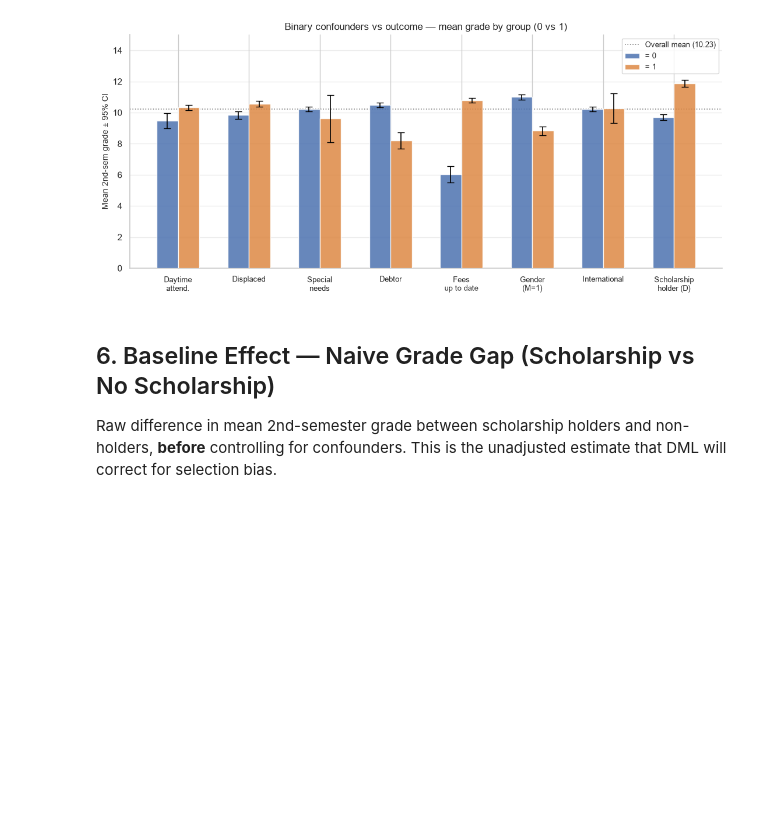
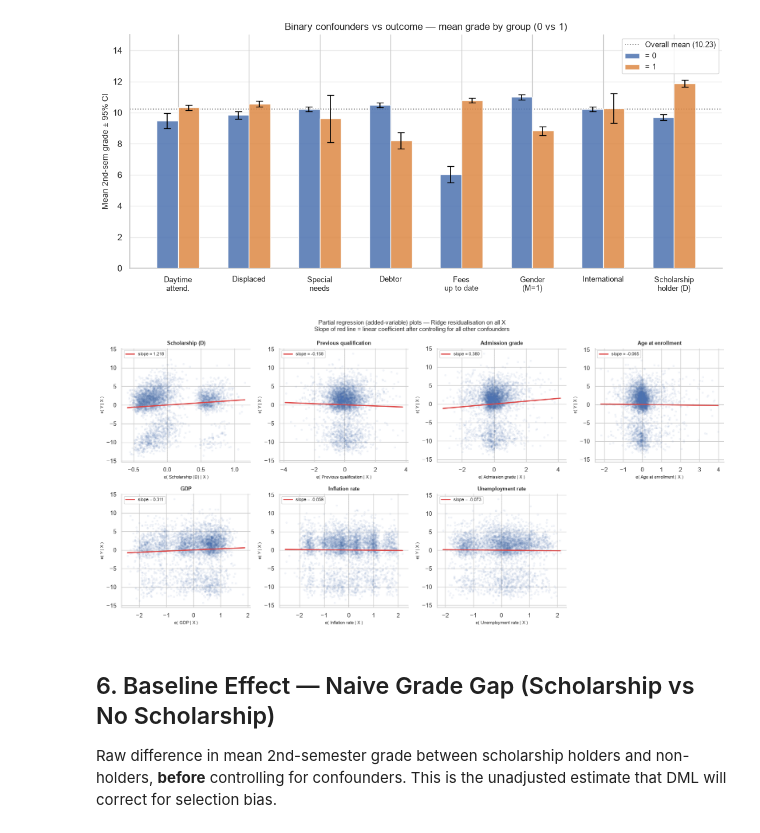
Before and after one commit to FelixZukunft/DML, a Jupyter notebook: dml-scholarship/notebooks/data_viz.ipynb, the cells around one changed output. Cells and saved outputs as stored; diff of their text form; code cells hidden in the pictures; blank space fills up the shorter version.

```diff
--- a/dml-scholarship/notebooks/data_viz.ipynb
+++ b/dml-scholarship/notebooks/data_viz.ipynb
@@ -311,6 +347,58 @@ fig.tight_layout()
 plt.show()
 # %% [output]
 [figure]
+# %%
+from sklearn.linear_model import Ridge
+
+# Control set: all semantic X columns (excludes Y and temp _-prefixed decode cols)
+X_cols_partial = [c for c in df.columns if c not in [Y] and not c.startswith("_")]
+
+# Plot D (treatment) first, then each continuous confounder
+PLOT_VARS = [D] + CONTINUOUS  # 7 panels → 2×4 grid, last slot hidden
+
+fig, axes = plt.subplots(2, 4, figsize=(16, 8))
+
+for i, ax in enumerate(axes.flat):
+    if i >= len(PLOT_VARS):
+        ax.set_visible(False)
+        continue
+
+    var = PLOT_VARS[i]
+    ctrl_cols = [c for c in X_cols_partial if c != var]
+    X_ctrl = df[ctrl_cols].values
+    y_vec  = df[Y].values
+    v_vec  = df[var].values
+
+    # Ridge residualisation (alpha=1 for numerical stability with collinear dummies)
+    ridge = Ridge(alpha=1.0)
+    e_y = y_vec - ridge.fit(X_ctrl, y_vec).predict(X_ctrl)
+    e_v = v_vec - ridge.fit(X_ctrl, v_vec).predict(X_ctrl)
+
+    ax.scatter(e_v, e_y, alpha=0.06, s=8, color="#4C72B0")
+
+    slope = np.cov(e_v, e_y)[0, 1] / np.var(e_v)
+    x_rng = np.array([e_v.min(), e_v.max()])
+    ax.plot(x_rng, slope * x_rng, color="#DD4444", lw=2.0,
+            label=f"slope = {slope:.3f}")
+
+    short = "Scholarship (D)" if var == D else var.split("(")[0].strip()
+    ax.set_xlabel(f"e( {short} | X )", fontsize=8)
+    ax.set_ylabel("e( Y | X )", fontsize=8)
+    ax.set_title(short, fontsize=9, fontweight="bold")
+    ax.legend(fontsize=8, loc="upper left")
+    ax.axhline(0, color="grey", lw=0.4, linestyle=":")
+    ax.axvline(0, color="grey", lw=0.4, linestyle=":")
+    ax.spines[["top", "right"]].set_visible(False)
+
+fig.suptitle(
+    "Partial regression (added-variable) plots — Ridge residualisation on all X\n"
+    "Slope of red line = linear coefficient after controlling for all other confounders",
+    fontsize=11,
+)
+fig.tight_layout()
+plt.show()
+# %% [output]
+[figure, added]
 # %% [markdown]
 ## 6. Baseline Effect — Naive Grade Gap (Scholarship vs No Scholarship)
 
```
Also changed, not shown: parts of 1 cell of this notebook.
